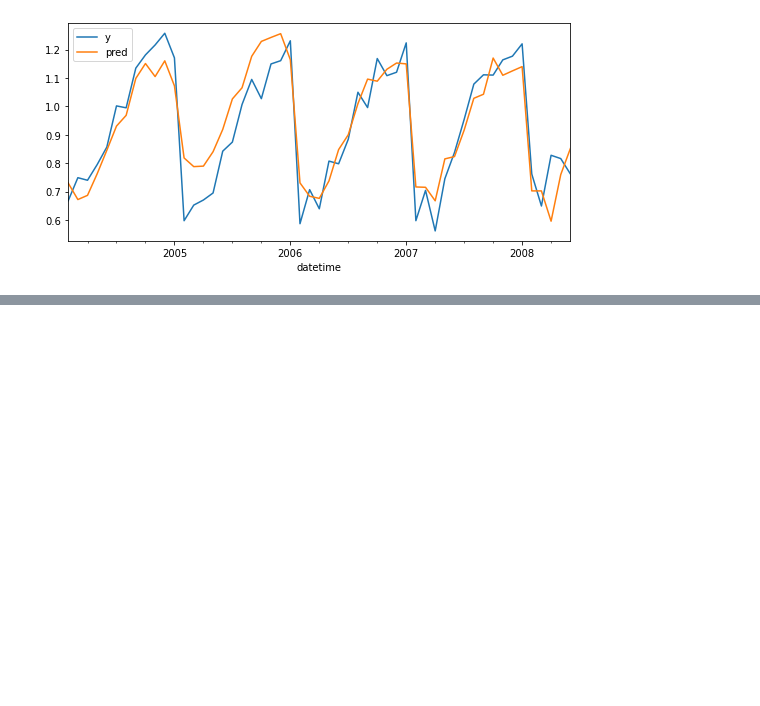
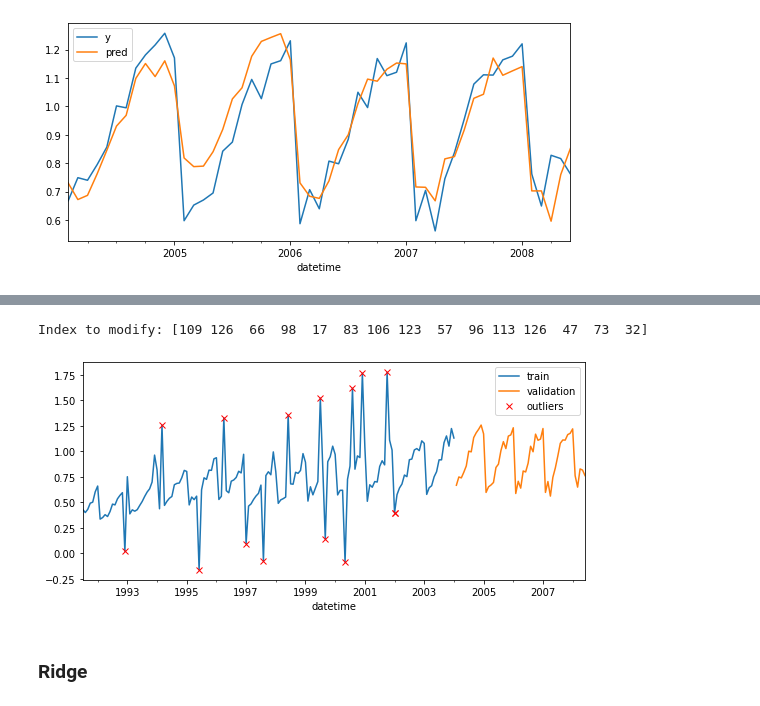
Before and after one commit to JavierEscobarOrtiz/Workingon, a Jupyter notebook: skforecast_robust_regressor.ipynb, the cells around one changed output, grey strips where cells are left out. Cells and saved outputs as stored; diff of their text form; code cells hidden in the pictures; blank space fills up the shorter version.

```diff
--- a/skforecast_robust_regressor.ipynb
+++ b/skforecast_robust_regressor.ipynb
@@ -336,0 +385,22 @@ ax.legend();
+# %%
+# Modify data_train
+# ==============================================================================
+np.random.seed(123)
+idx_random = np.random.randint(0, len(data.loc[:end_train]), size=15)
+print('Index to modify:', idx_random)
+
+data.iloc[idx_random] = [x+np.random.choice([0.75, -0.75]) for x in data.iloc[idx_random]]
+
+# Plot
+# ==============================================================================
+fig, ax=plt.subplots(figsize=(9, 4))
+data.loc[:end_train].plot(ax=ax, label='train')
+data.loc[end_train:].plot(ax=ax, label='validation')
+data.iloc[idx_random].plot(ax=ax, c='red', style='x', label='outliers')
+ax.legend()
+plt.show();
+# %% [output]
+Index to modify: [109 126  66  98  17  83 106 123  57  96 113 126  47  73  32]
+[figure, added]
+# %% [markdown]
+### Ridge
```
Also changed, not shown: parts of 16 cells of this notebook.
